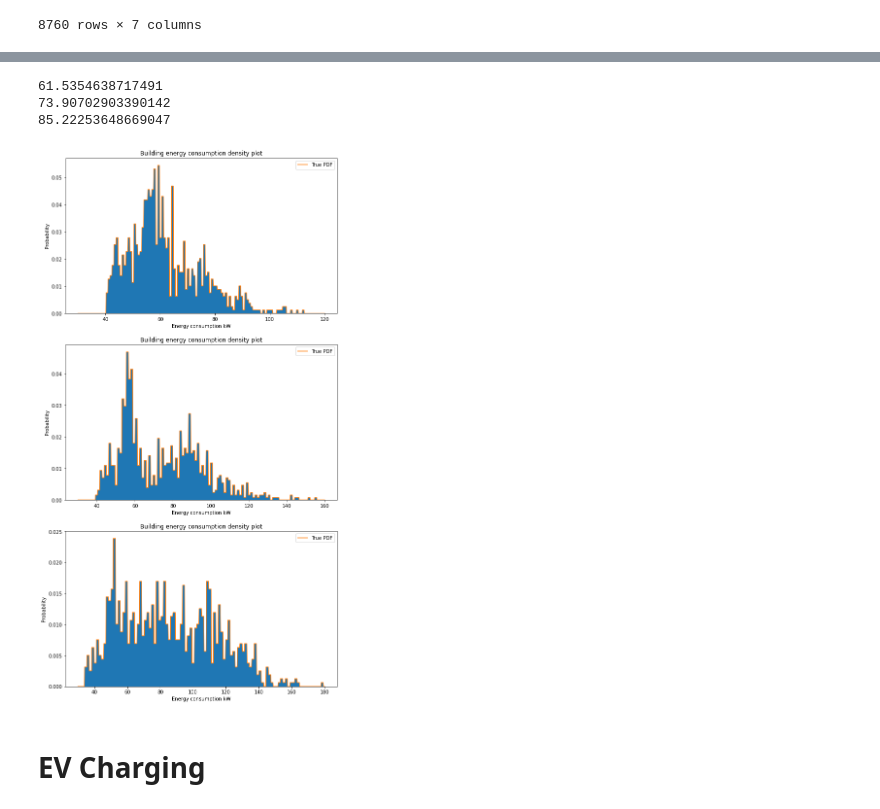
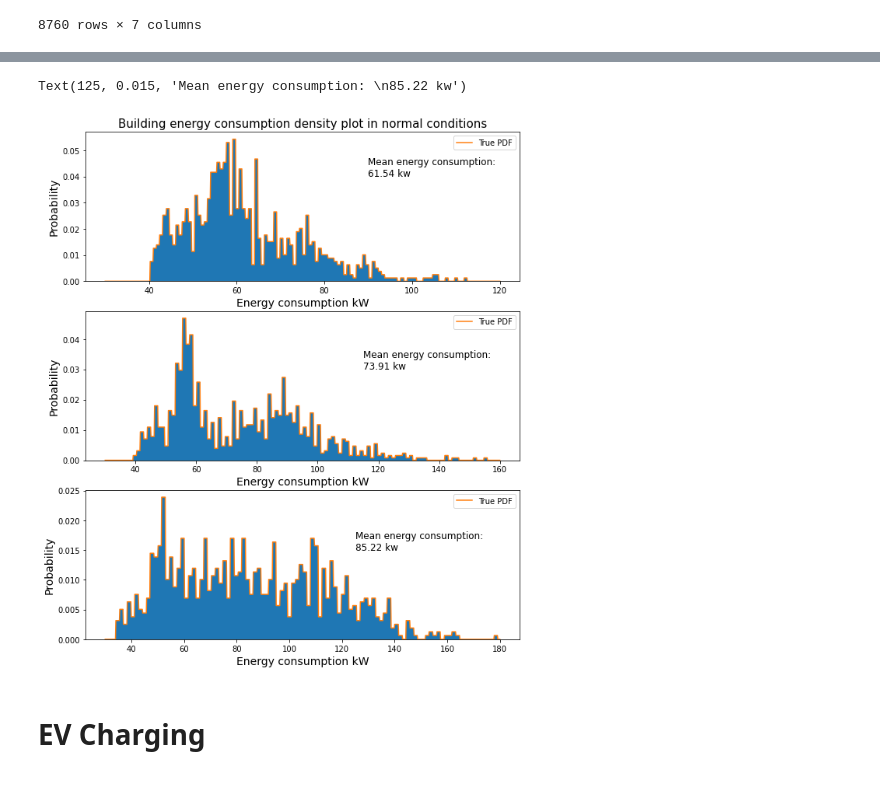
Before and after one commit to eric-shchiu/Building-energy-curtailment-simulation-in-demand-response-event-with-EV-charging, a Jupyter notebook: DR_Probability.ipynb, the cells around one changed output, grey strips where cells are left out. Saved outputs shown, nothing was run; the diff lists cells and outputs as text; code cells hidden in the pictures.

```diff
--- a/DR_Probability.ipynb
+++ b/DR_Probability.ipynb
@@ -203,45 +192,41 @@ energy_series1 = data[data['hour_of_day'] == 4]['towt']
 energy_series2 = data[data['hour_of_day'] == 5]['towt']
 energy_series3 = data[data['hour_of_day'] == 6]['towt']
 # %%
-fig, ax = plt.subplots(nrows=3, ncols=1, figsize=(10, 20))
+fig, ax = plt.subplots(nrows=3, ncols=1, figsize=(10, 12))
 
 X1 = np.linspace(30, 120, 1000)
 hist = np.histogram(energy_series1[np.isfinite(energy_series1)], bins=100)
 build_dist1 = scipy.stats.rv_histogram(hist)
 ax[0].hist(energy_series1, density=True, bins=100)
 ax[0].plot(X1, build_dist1.pdf(X1), label='True PDF')
-ax[0].set_xlabel('Energy consumption kW')
-ax[0].set_ylabel('Probability')
-ax[0].set_title('Building energy consumption density plot')
+ax[0].set_xlabel('Energy consumption kW', fontsize = 14)
+ax[0].set_ylabel('Probability', fontsize = 14)
+ax[0].set_title('Building energy consumption density plot in normal conditions', fontsize = 15)
 ax[0].legend()
-print(np.mean(energy_series1))
+ax[0].text(90, 0.04, "Mean energy consumption: \n{:.2f} kw".format(np.mean(energy_series1)), fontsize = 12) # Coordinates and text
 
 X1 = np.linspace(30, 160, 1000)
 hist = np.histogram(energy_series2[np.isfinite(energy_series2)], bins=100)
 build_dist2 = scipy.stats.rv_histogram(hist)
 ax[1].hist(energy_series2, density=True, bins=100)
 ax[1].plot(X1, build_dist2.pdf(X1), label='True PDF')
-ax[1].set_xlabel('Energy consumption kW')
-ax[1].set_ylabel('Probability')
-ax[1].set_title('Building energy consumption density plot')
+ax[1].set_xlabel('Energy consumption kW', fontsize = 14)
+ax[1].set_ylabel('Probability', fontsize = 14)
 ax[1].legend()
-print(np.mean(energy_series2))
+ax[1].text(115, 0.03, "Mean energy consumption: \n{:.2f} kw".format(np.mean(energy_series2)), fontsize = 12) # Coordinates and text
 
 X1 = np.linspace(30, 180, 1000)
 hist = np.histogram(energy_series3[np.isfinite(energy_series3)], bins=100)
 build_dist3 = scipy.stats.rv_histogram(hist)
 ax[2].hist(energy_series3, density=True, bins=100)
 ax[2].plot(X1, build_dist3.pdf(X1), label='True PDF')
-ax[2].set_xlabel('Energy consumption kW')
-ax[2].set_ylabel('Probability')
-ax[2].set_title('Building energy consumption density plot')
+ax[2].set_xlabel('Energy consumption kW', fontsize = 14)
+ax[2].set_ylabel('Probability', fontsize = 14)
 ax[2].legend()
-print(np.mean(energy_series3))
+ax[2].text(125, 0.015, "Mean energy consumption: \n{:.2f} kw".format(np.mean(energy_series3)), fontsize = 12) # Coordinates and text
 # %% [output]
-61.5354638717491
-73.90702903390142
-85.22253648669047
+Text(125, 0.015, 'Mean energy consumption: \n85.22 kw')
-[figure, old version]
+[figure, new version]
 # %% [markdown]
 # EV Charging
 # %%
```
Also changed, not shown: parts of 10 cells of this notebook, 1 other file.
